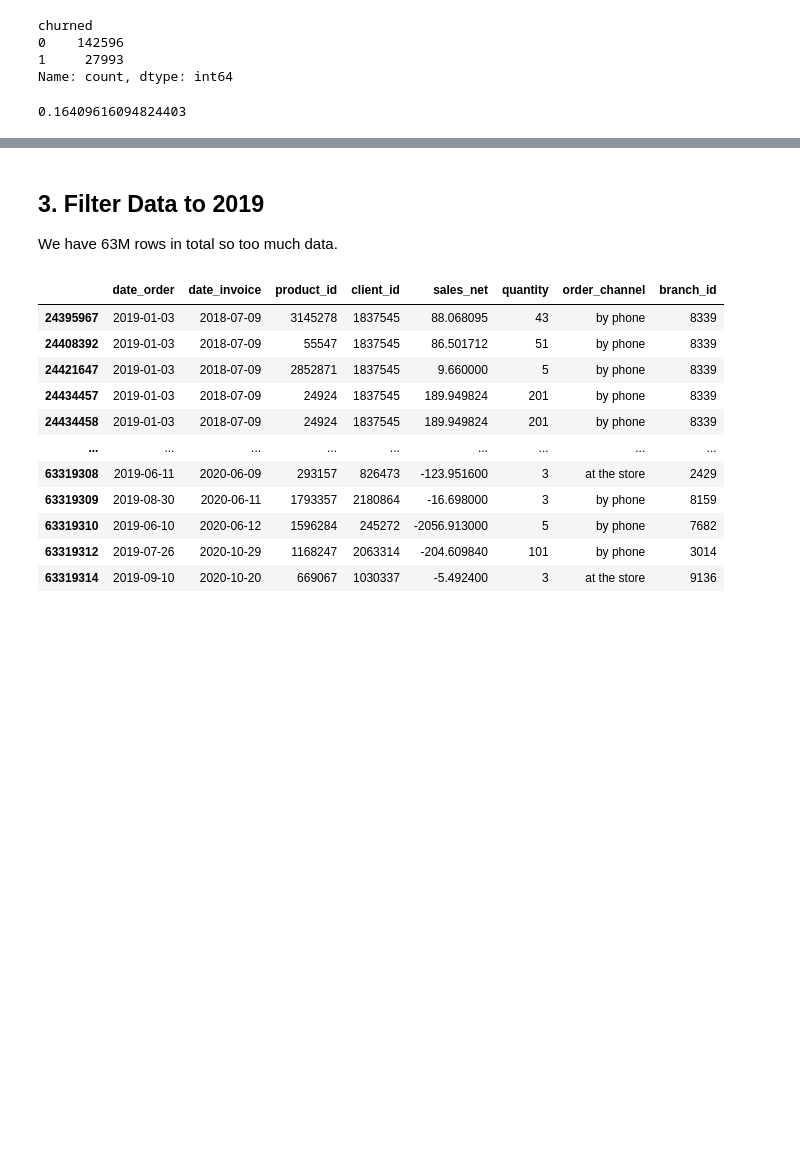
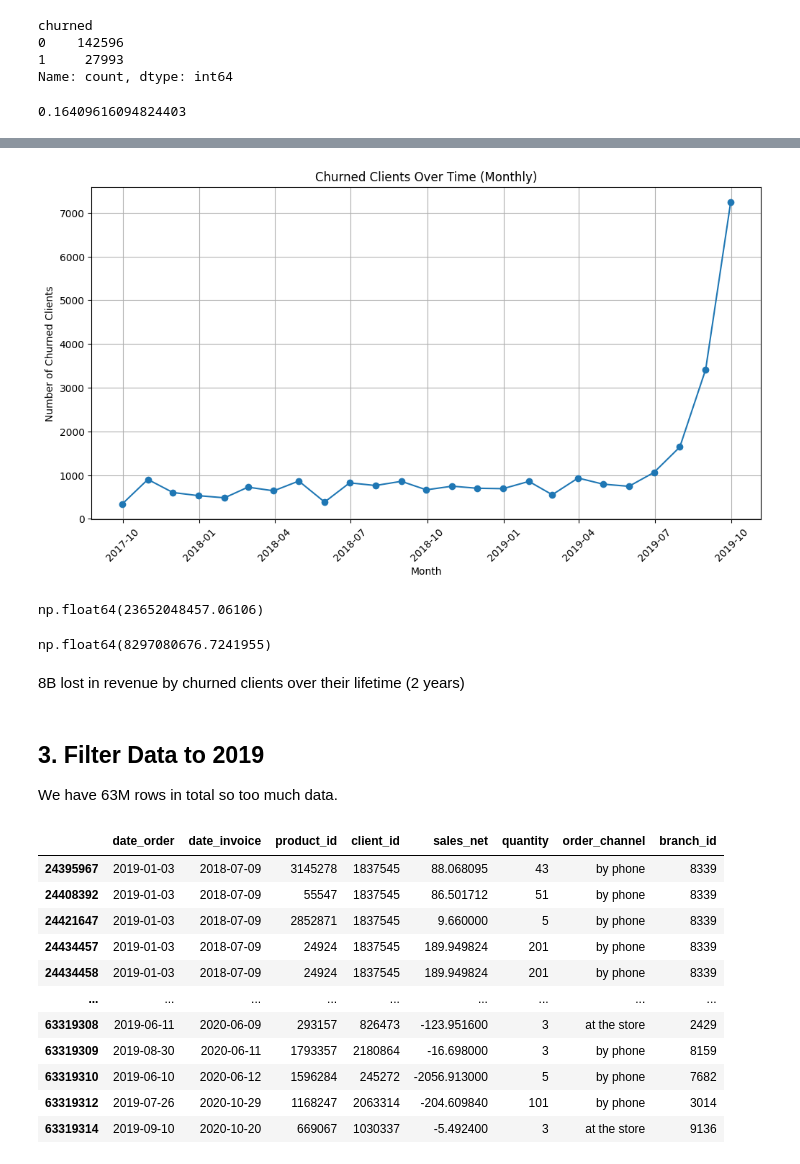
Before and after one commit to dorabijvoet/bcg_strat, a Jupyter notebook: notebooks/eda.ipynb, the cells around one changed output, grey strips where cells are left out. Drawn from its saved outputs; the diff is of its cells as text; code cells hidden in the pictures; blank space fills up the shorter version.

```diff
--- a/notebooks/eda.ipynb
+++ b/notebooks/eda.ipynb
@@ -243,0 +260,23 @@ Name: count, dtype: int64
+# %%
+# Filter churned clients
+churned_clients = client_df[client_df["churned"] == 1]
+
+# Count churned clients over time (group by month)
+churned_over_time_monthly = churned_clients.resample("M", on="last_order_date").size()
+
+# Plot the number of churned clients over time (monthly)
+plt.figure(figsize=(12, 6))
+plt.plot(
+    churned_over_time_monthly.index,
+    churned_over_time_monthly.values,
+    marker="o",
+    linestyle="-",
+)
+plt.xlabel("Month")
+plt.ylabel("Number of Churned Clients")
+plt.title("Churned Clients Over Time (Monthly)")
+plt.xticks(rotation=45)
+plt.grid(True)
+plt.show()
+# %% [output]
+[figure, added]
@@ -244,3 +288,16 @@ Name: count, dtype: int64
+# %%
+avg_ancienneté * avg_monthly_freq * avg_value * number_churned
+# %% [output]
+np.float64(23652048457.06106)
+# %%
+client_df["CLV"] = (
+    client_df["avg_monthly_purchase_freq"] * client_df["avg_value_purchase"]
+) * avg_ancienneté
+client_df[client_df["churned"] == 1]["CLV"].sum()
+# %% [output]
+np.float64(8297080676.7241955)
+# %% [markdown]
+8B lost in revenue by churned clients over their lifetime (2 years)
 # %% [markdown]
 ## 3. Filter Data to 2019
 
```
Also changed, not shown: parts of 2 cells of this notebook.
